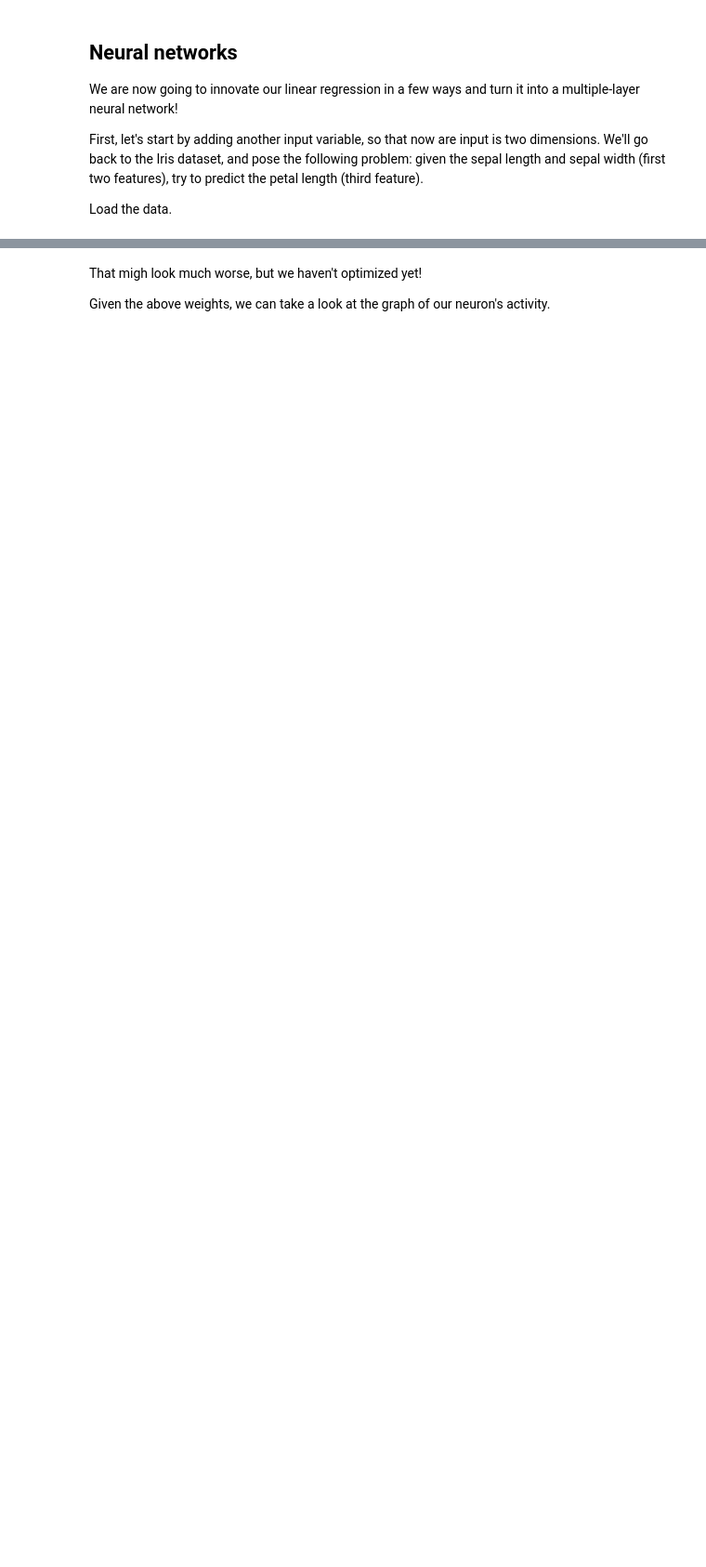
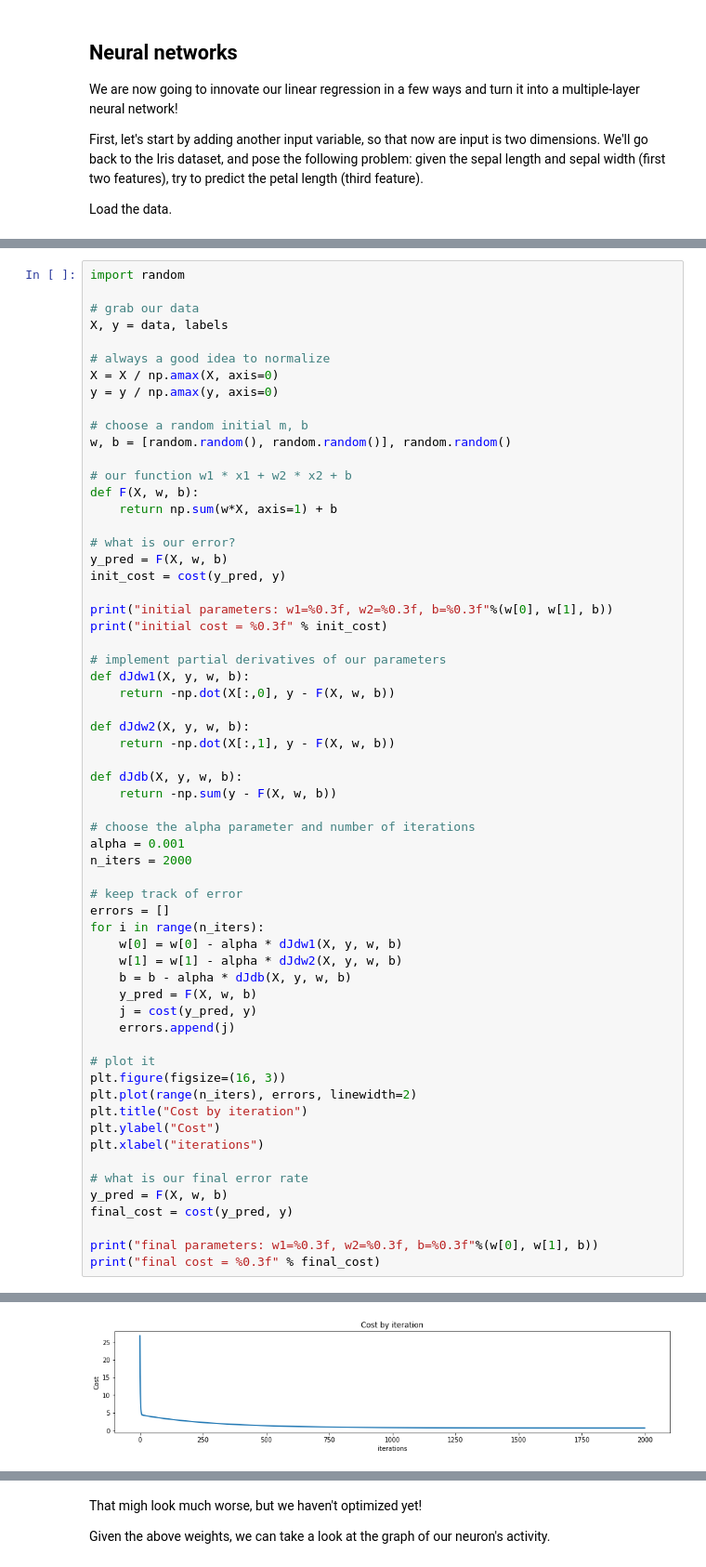
Before and after one commit to genekogan/course-ml4a, a Jupyter notebook: 3a_diy_neural_network.ipynb, the cells around one changed output, grey strips where cells are left out. Shown at 93% size. Drawn from its saved outputs; the diff is of its cells as text; blank space fills up the shorter version.

```diff
--- a/3a_diy_neural_network.ipynb
+++ b/3a_diy_neural_network.ipynb
@@ -288,0 +106,62 @@ We can view our prediction surface:
+# %%
+import random
+
+# grab our data
+X, y = data, labels
+
+# always a good idea to normalize
+X = X / np.amax(X, axis=0)
+y = y / np.amax(y, axis=0)
+
+# choose a random initial m, b
+w, b = [random.random(), random.random()], random.random()
+
+# our function w1 * x1 + w2 * x2 + b
+def F(X, w, b):
+    return np.sum(w*X, axis=1) + b
+
+# what is our error?
+y_pred = F(X, w, b)
+init_cost = cost(y_pred, y)
+
+print("initial parameters: w1=%0.3f, w2=%0.3f, b=%0.3f"%(w[0], w[1], b))
+print("initial cost = %0.3f" % init_cost)
+
+# implement partial derivatives of our parameters
+def dJdw1(X, y, w, b):
+    return -np.dot(X[:,0], y - F(X, w, b))
+
+def dJdw2(X, y, w, b):
+    return -np.dot(X[:,1], y - F(X, w, b))
+
+def dJdb(X, y, w, b):
+    return -np.sum(y - F(X, w, b))
+
+# choose the alpha parameter and number of iterations
+alpha = 0.001
+n_iters = 2000
+
+# keep track of error
+errors = []
+for i in range(n_iters):
+    w[0] = w[0] - alpha * dJdw1(X, y, w, b)
+    w[1] = w[1] - alpha * dJdw2(X, y, w, b)
+    b = b - alpha * dJdb(X, y, w, b)
+    y_pred = F(X, w, b)
+    j = cost(y_pred, y)
+    errors.append(j)
+
+# plot it
+plt.figure(figsize=(16, 3))
+plt.plot(range(n_iters), errors, linewidth=2)
+plt.title("Cost by iteration")
+plt.ylabel("Cost")
+plt.xlabel("iterations")
+
+# what is our final error rate
+y_pred = F(X, w, b)
+final_cost = cost(y_pred, y)
+
+print("final parameters: w1=%0.3f, w2=%0.3f, b=%0.3f"%(w[0], w[1], b))
+print("final cost = %0.3f" % final_cost)
+# %% [output]
@@ -288,0 +172 @@ We can view our prediction surface:
+[figure, added]
```
Also changed, not shown: parts of 76 cells of this notebook, 2 other files.
